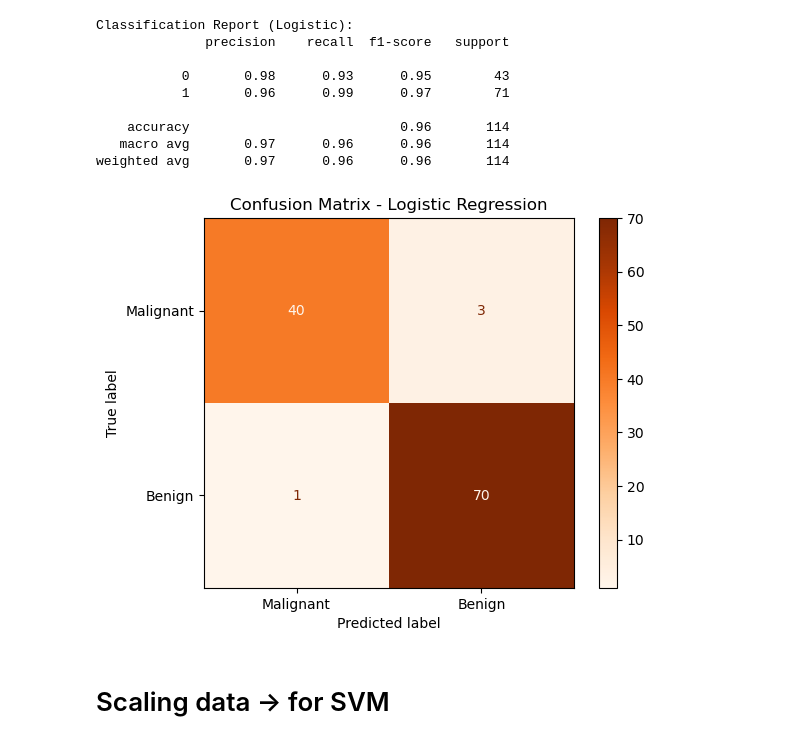
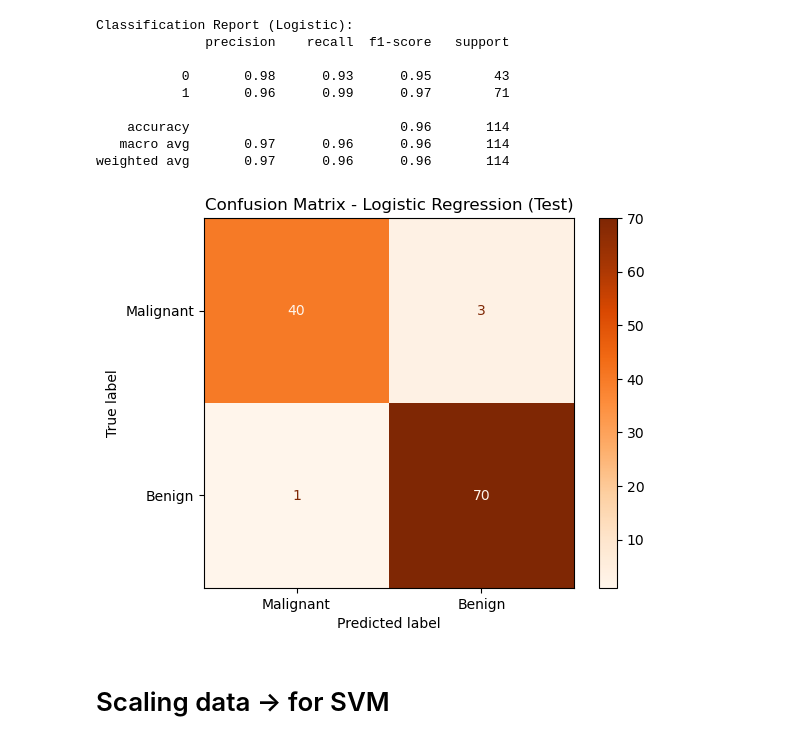
Before and after one commit to leonardwgk/Breast-Cancer-Detection, a Jupyter notebook: breastCancerDetection-Presentation.ipynb, the cells around one changed output. Cells and saved outputs as stored; diff of their text form; code cells hidden in the pictures.

```diff
--- a/breastCancerDetection-Presentation.ipynb
+++ b/breastCancerDetection-Presentation.ipynb
@@ -207,11 +230,11 @@ weighted avg       0.97      0.96      0.96       114
 # %%
 cm_log = confusion_matrix(Y_test, logistic_x_test)
 disp_log = ConfusionMatrixDisplay(confusion_matrix=cm_log, display_labels=["Malignant", "Benign"])
 disp_log.plot(cmap=plt.cm.Oranges)
-plt.title("Confusion Matrix - Logistic Regression")
+plt.title("Confusion Matrix - Logistic Regression (Test)")
 plt.show()
 # %% [output]
-[figure, old version]
+[figure, new version]
 # %% [markdown]
 # Scaling data -> for SVM
 # %%
```
Also changed, not shown: parts of 7 cells of this notebook, 2 other files.
